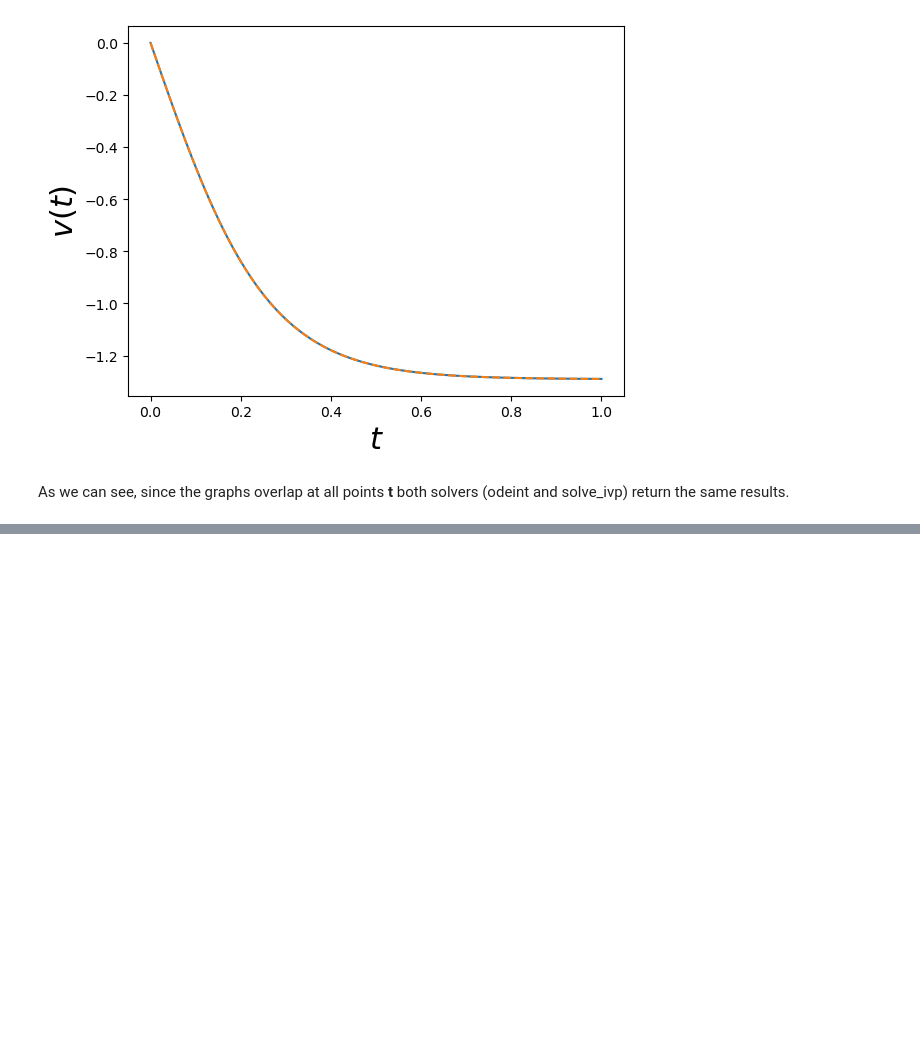
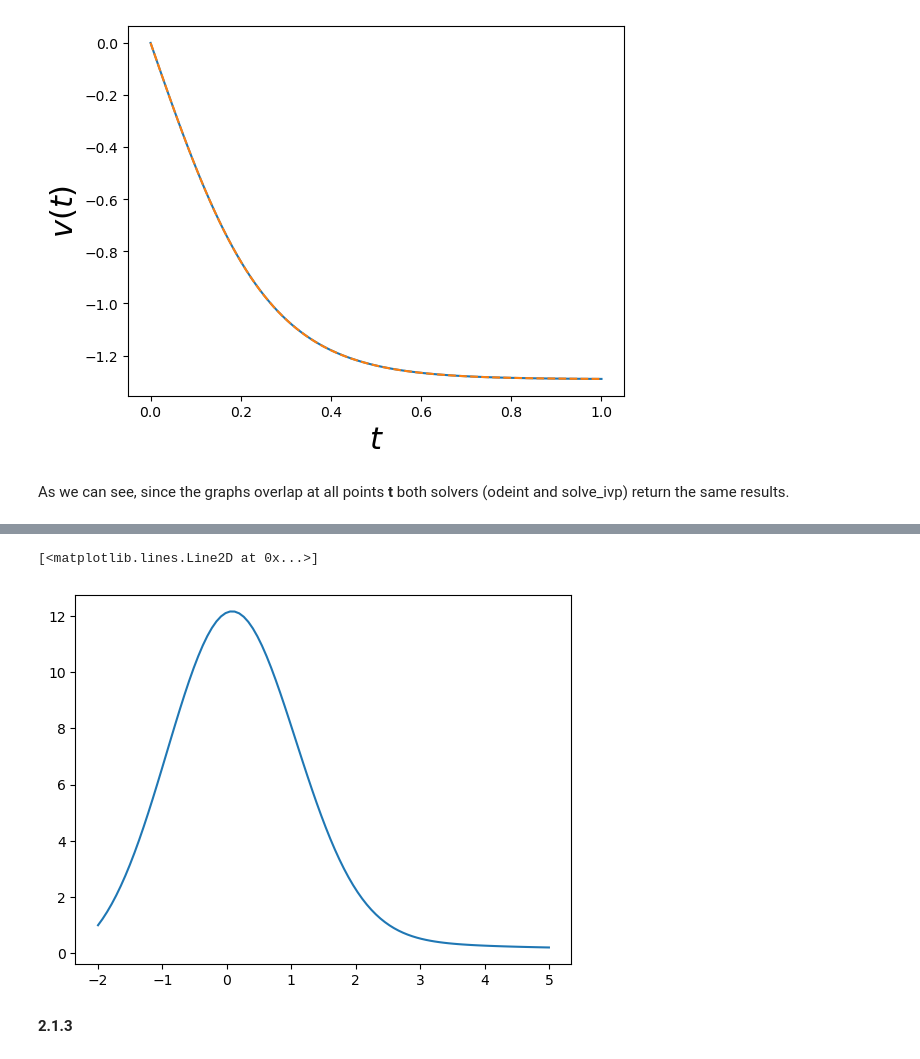
Before and after one commit to rodribro/Computational_Astronomy, a Jupyter notebook: 00_integrals_ode.ipynb, the cells around one changed output, grey strips where cells are left out. Saved outputs shown, nothing was run; the diff lists cells and outputs as text; code cells hidden in the pictures; blank space fills up the shorter version.

```diff
--- a/00_integrals_ode.ipynb
+++ b/00_integrals_ode.ipynb
@@ -87,0 +174,2 @@ As we can see, since the graphs overlap at all points <b> t </b> both solvers (o
+# %%
+sol = odeint(dydx, y0=y_0, t=x, tfirst=True)
@@ -87,0 +199,7 @@ As we can see, since the graphs overlap at all points <b> t </b> both solvers (o
+# %%
+plt.plot(x, sol.T[0])
+# %% [output]
+[<matplotlib.lines.Line2D at 0x...>]
+[figure, added]
+# %% [markdown]
+<b> 2.1.3 </b>
```
Also changed, not shown: parts of 25 cells of this notebook.
